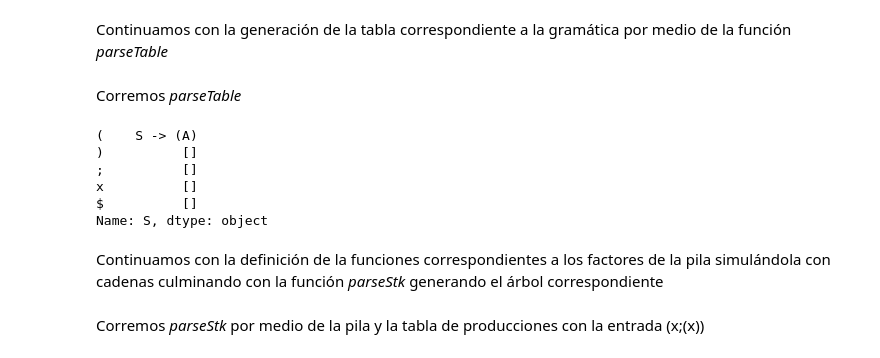
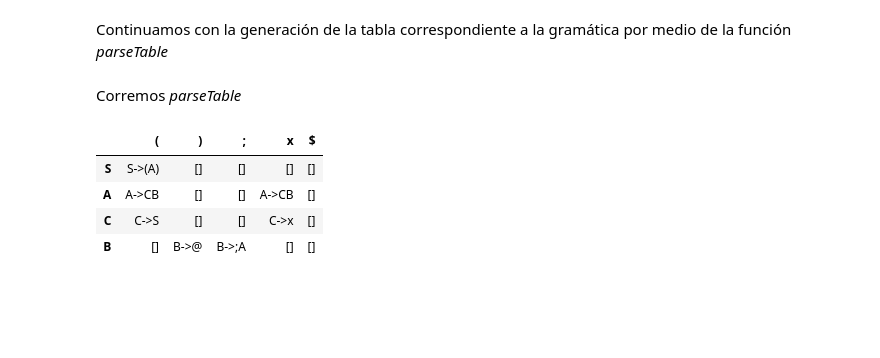
Before and after one commit to JuanDa14Sa/Compiladores, a Jupyter notebook: Analizador_syntax.ipynb, the cells around one changed output. Cells and saved outputs as stored; diff of their text form; code cells hidden in the pictures; blank space fills up the shorter version.

```diff
--- a/Analizador_syntax.ipynb
+++ b/Analizador_syntax.ipynb
@@ -141,11 +139,10 @@ Corremos *parseTable*
 # %%
 info=parseTable(grammar,terminals,non_terminals)
 df=pd.DataFrame.from_dict(info,orient='index')
-df.loc['S']
+df
 # %% [output]
-(    S -> (A)
-)          []
-;          []
-x          []
-$          []
-Name: S, dtype: object
+|  | ( | ) | ; | x | $ |
+| S | S->(A) | [] | [] | [] | [] |
+| A | A->CB | [] | [] | A->CB | [] |
+| C | C->S | [] | [] | C->x | [] |
+| B | [] | B->@ | B->;A | [] | [] |
@@ -154,2 +148,0 @@ stack=deque()
-# %% [markdown]
-Continuamos con la definición de la funciones correspondientes a los factores de la pila simulándola con cadenas culminando con la función *parseStk* generando el árbol correspondiente
@@ -229,2 +148,0 @@ def parseStk(top, head):
-# %% [markdown]
-Corremos *parseStk* por medio de la pila y la tabla de producciones con la entrada (x;(x))
```
Also changed, not shown: parts of 16 cells of this notebook.
